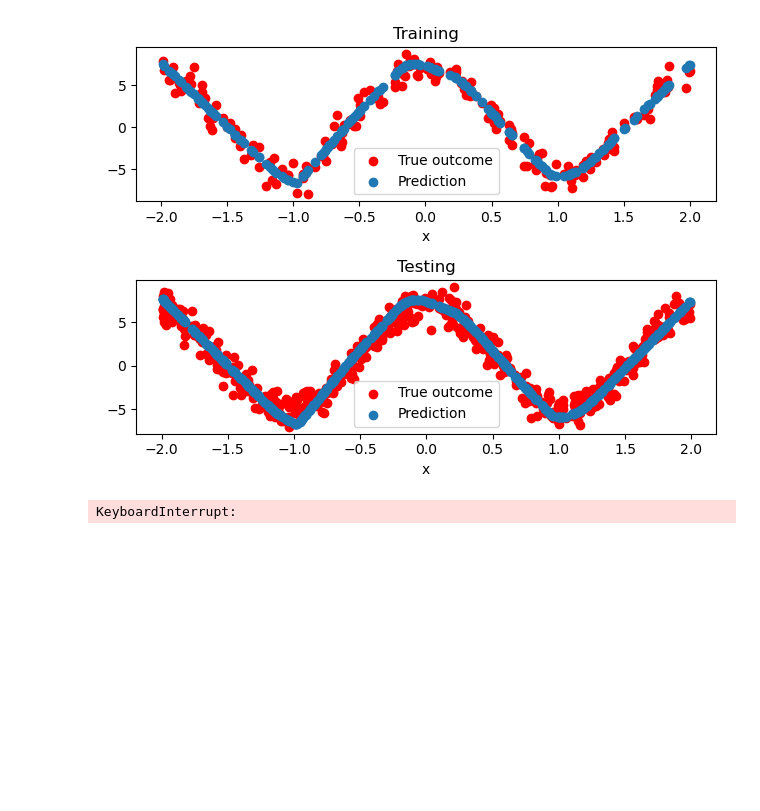
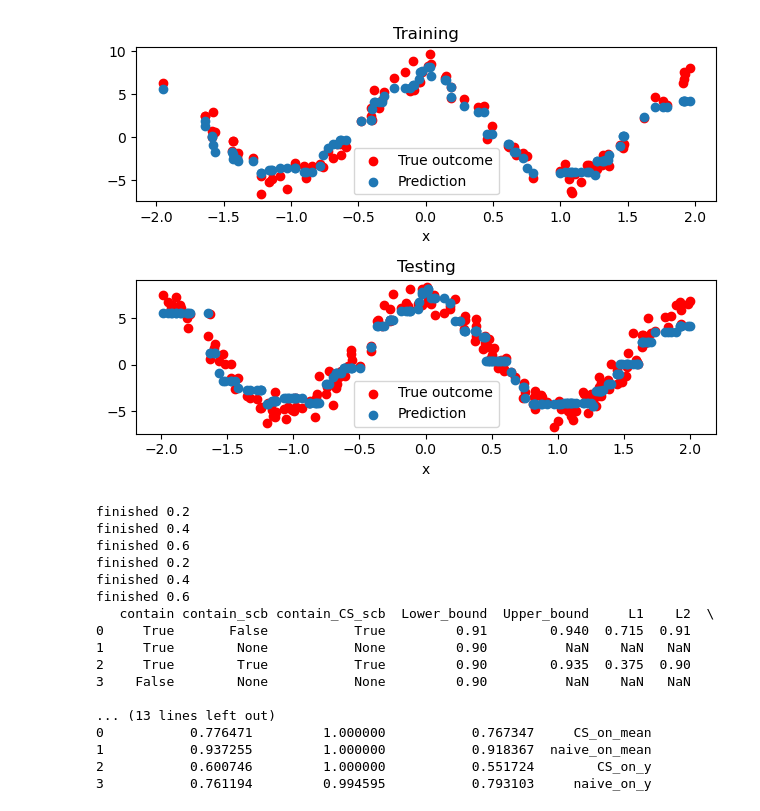
Before and after one commit to junting-ren/model_uncertainty_using_feature_confidence_set, a Jupyter notebook: notebooks/check_fit.ipynb, the cells around one changed output. Cells and saved outputs as stored; diff of their text form; code cells hidden in the pictures; blank space fills up the shorter version.

```diff
--- a/notebooks/check_fit.ipynb
+++ b/notebooks/check_fit.ipynb
@@ -18,46 +18,62 @@ import numpy as np
 
 
 # models_l = [LinearRegression]
 # model_kwargs_l = [{}]
 # r = sim_CS(L=0.9, level = 0, models_l = models_l, model_kwargs_l = model_kwargs_l,
 #    N = 100, N_test =500, p = 3, error_sd = 1,
 #    data_sim_func = generate_sim_data, data_kwargs = {'beta':np.array([-2,2,3]),'transform_func': None,'uniform_range_x':[-2,2]},
 #    center_G = True, center_pred = False,
 #    use_true_contour = False,  n_boot = 100)
 
 
 # {'input_size': 4, 'h_sizes':[40,40],'out_act':'sigmoid', 'loss_fn': nn.BCELoss()}
 # {'min_samples_leaf':6}
 # return_plot does not seem to be working, can only be False
-check_overfitting(model = NueralNet, model_kwargs = { 'n_iter':200,'patience':100,'input_size': 1, 'h_sizes':[40,40]},
-          N = 400, N_test =500, p = 1, error_sd = 1,
-          data_sim_func = generate_sim_data, data_kwargs = {'transform_func':transform_X, 'beta':np.array([1,2,3,4]), 'uniform_range_x':[-2,2]})
-r = sim_CS(L=0.9, level = 2, models_l = [NueralNet], model_kwargs_l = [ { 'n_iter':200,'patience':100,'input_size': 1, 'h_sizes':[40,40]}],
-   N = 100, N_test =500, p = 1, error_sd = 1,
-   data_sim_func = generate_sim_data, data_kwargs =  {'transform_func':transform_X, 'beta':np.array([1,2,3,4]),'uniform_range_x':[-2,2]},
-   center_G = True, center_pred = False,
-   use_true_contour = False,  n_boot = 300, return_plot = False)
-print(r)
-
-# check_overfitting(model = XGBRegressor, model_kwargs = {'n_estimators':10,'max_depth':6, 'subsample':0.2},
-#           N = 100, N_test =200, p = 1, error_sd = 1,
+# check_overfitting(model = NueralNet, model_kwargs = { 'n_iter':200,'patience':100,'input_size': 1, 'h_sizes':[40,40]},
+#           N = 400, N_test =500, p = 1, error_sd = 1,
 #           data_sim_func = generate_sim_data, data_kwargs = {'transform_func':transform_X, 'beta':np.array([1,2,3,4]), 'uniform_range_x':[-2,2]})
-# r = sim_CS(L=0.9, level = 2, models_l = [XGBRegressor], model_kwargs_l = [{'n_estimators':10,'max_depth':6, 'subsample':0.2}],
+# r = sim_CS(L=0.9, level = 2, models_l = [NueralNet], model_kwargs_l = [ { 'n_iter':200,'patience':100,'input_size': 1, 'h_sizes':[40,40]}],
 #    N = 100, N_test =500, p = 1, error_sd = 1,
 #    data_sim_func = generate_sim_data, data_kwargs =  {'transform_func':transform_X, 'beta':np.array([1,2,3,4]),'uniform_range_x':[-2,2]},
 #    center_G = True, center_pred = False,
-#    use_true_contour = False,  n_boot = 200, return_plot = False)
+#    use_true_contour = False,  n_boot = 300, return_plot = False)
 # print(r)
+
+check_overfitting(model = XGBRegressor, model_kwargs = {'n_estimators':10,'max_depth':6, 'subsample':0.2},
+          N = 100, N_test =200, p = 1, error_sd = 1,
+          data_sim_func = generate_sim_data, data_kwargs = {'transform_func':transform_X, 'beta':np.array([1,2,3,4]), 'uniform_range_x':[-2,2]})
+r = sim_CS(L=0.9, level = 0, models_l = [XGBRegressor], model_kwargs_l = [{'n_estimators':10,'max_depth':6, 'subsample':0.2}],
+   N = 400, N_test =500, p = 1, error_sd = 1,
+   data_sim_func = generate_sim_data, data_kwargs =  {'transform_func':transform_X, 'beta':np.array([1,2,3,4]),'uniform_range_x':[-2,2]},
+   center_G = True, center_pred = False,
+   use_true_contour = False,  n_boot = 200, return_plot = False)
+print(r)
 
 # check_overfitting(model = RandomForestRegressor, model_kwargs = {'min_samples_leaf':3},
 #           N = 100, N_test =200, p = 1, error_sd = 1,
 #           data_sim_func = generate_sim_data, data_kwargs = {'transform_func':transform_X, 'beta':np.array([1,2,3,4]), 'uniform_range_x':[-2,2]})
 # r = sim_CS(L=0.9, level = 2, models_l = [RandomForestRegressor], model_kwargs_l = [{'min_samples_leaf':6}],
 #    N = 100, N_test =200, p = 1, error_sd = 1,
 #    data_sim_func = generate_sim_data, data_kwargs =  {'transform_func':transform_X, 'beta':np.array([1,2,3,4]),'uniform_range_x':[-2,2]},
 #    center_G = True, center_pred = False,
 #    use_true_contour = False,  n_boot = 200, return_plot = False)
 # print(r)
 # %% [output]
-[figure, old version]
+[figure, new version]
-KeyboardInterrupt:
+finished 0.2
+finished 0.4
+finished 0.6
+finished 0.2
+finished 0.4
+finished 0.6
+   contain contain_scb contain_CS_scb  Lower_bound  Upper_bound     L1    L2  \
+0     True       False           True         0.91        0.940  0.715  0.91
+1     True        None           None         0.90          NaN    NaN   NaN
+2     True        True           True         0.90        0.935  0.375  0.90
+3    False        None           None         0.90          NaN    NaN   NaN
+
+... (13 lines left out)
+0           0.776471         1.000000           0.767347     CS_on_mean
+1           0.937255         1.000000           0.918367  naive_on_mean
+2           0.600746         1.000000           0.551724        CS_on_y
+3           0.761194         0.994595           0.793103     naive_on_y
```
Also changed, not shown: 3 other files.
